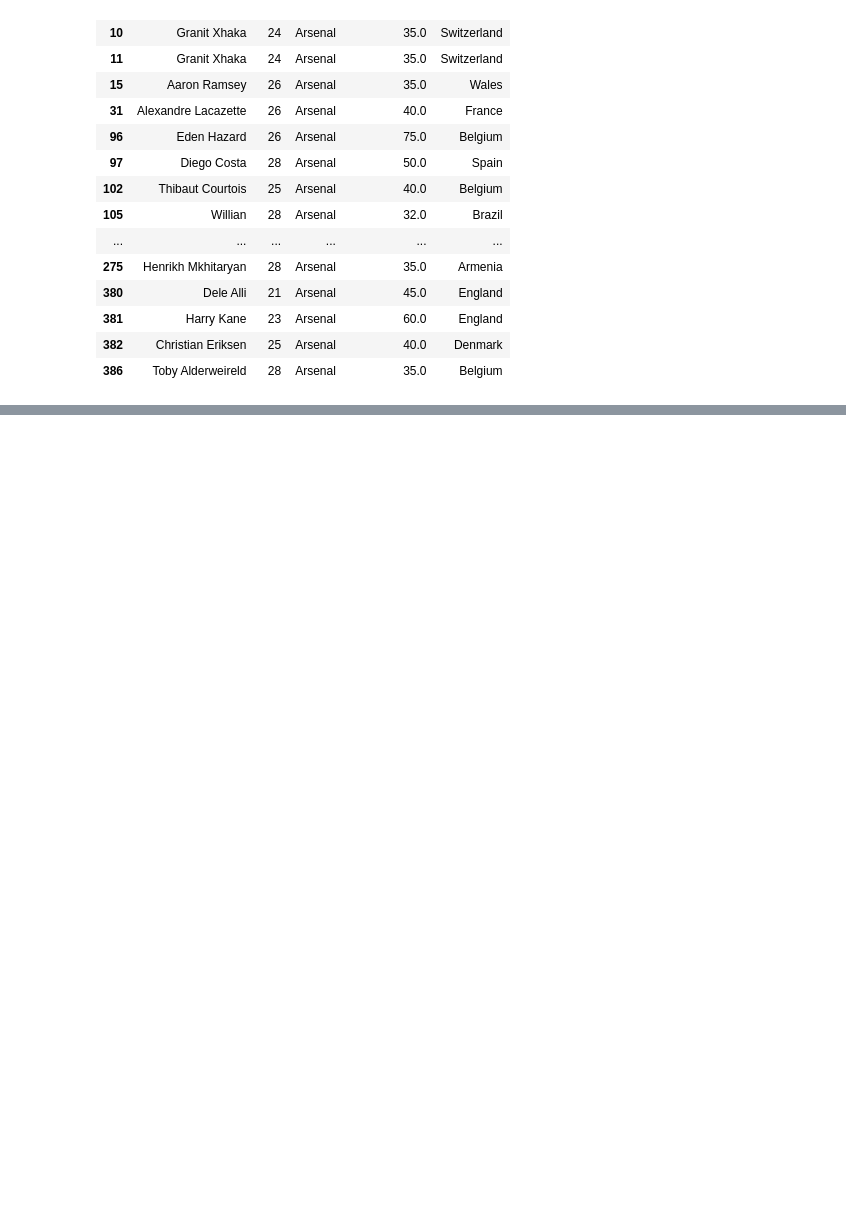
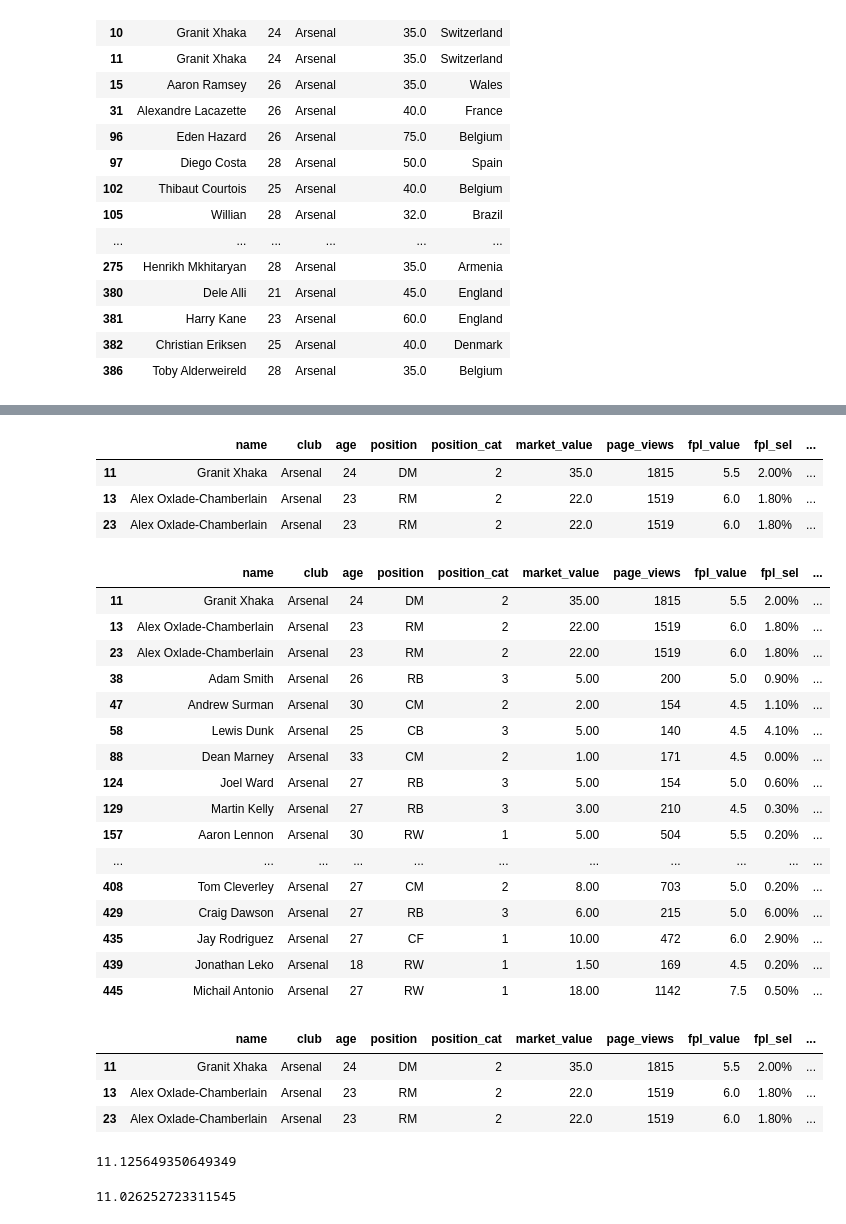
Before and after one commit to KevinCandra9999/colab-3, a Jupyter notebook: DataFrame.ipynb, the cells around one changed output, grey strips where cells are left out. Cells and saved outputs as stored; diff of their text form; code cells hidden in the pictures; blank space fills up the shorter version.

```diff
--- a/DataFrame.ipynb
+++ b/DataFrame.ipynb
@@ -368,0 +410,42 @@ pemainbola.loc[(usia) & (klub) & (market), ['name','age','club','market_value','
+# %%
+pemainbola[pemainbola.duplicated()]
+# %% [output]
+|  | name | club | age | position | position_cat | market_value | page_views | fpl_value | fpl_sel | ... |
+| 11 | Granit Xhaka | Arsenal | 24 | DM | 2 | 35.0 | 1815 | 5.5 | 2.00% | ... |
+| 13 | Alex Oxlade-Chamberlain | Arsenal | 23 | RM | 2 | 22.0 | 1519 | 6.0 | 1.80% | ... |
+| 23 | Alex Oxlade-Chamberlain | Arsenal | 23 | RM | 2 | 22.0 | 1519 | 6.0 | 1.80% | ... |
+# %%
+pemainbola[pemainbola.duplicated(subset=['club','age','nationality','market_value'], keep='first')]
+# %% [output]
+|  | name | club | age | position | position_cat | market_value | page_views | fpl_value | fpl_sel | ... |
+| 11 | Granit Xhaka | Arsenal | 24 | DM | 2 | 35.00 | 1815 | 5.5 | 2.00% | ... |
+| 13 | Alex Oxlade-Chamberlain | Arsenal | 23 | RM | 2 | 22.00 | 1519 | 6.0 | 1.80% | ... |
+| 23 | Alex Oxlade-Chamberlain | Arsenal | 23 | RM | 2 | 22.00 | 1519 | 6.0 | 1.80% | ... |
+| 38 | Adam Smith | Arsenal | 26 | RB | 3 | 5.00 | 200 | 5.0 | 0.90% | ... |
+| 47 | Andrew Surman | Arsenal | 30 | CM | 2 | 2.00 | 154 | 4.5 | 1.10% | ... |
+| 58 | Lewis Dunk | Arsenal | 25 | CB | 3 | 5.00 | 140 | 4.5 | 4.10% | ... |
+| 88 | Dean Marney | Arsenal | 33 | CM | 2 | 1.00 | 171 | 4.5 | 0.00% | ... |
+| 124 | Joel Ward | Arsenal | 27 | RB | 3 | 5.00 | 154 | 5.0 | 0.60% | ... |
+| 129 | Martin Kelly | Arsenal | 27 | RB | 3 | 3.00 | 210 | 4.5 | 0.30% | ... |
+| 157 | Aaron Lennon | Arsenal | 30 | RW | 1 | 5.00 | 504 | 5.5 | 0.20% | ... |
+| ... | ... | ... | ... | ... | ... | ... | ... | ... | ... | ... |
+| 408 | Tom Cleverley | Arsenal | 27 | CM | 2 | 8.00 | 703 | 5.0 | 0.20% | ... |
+| 429 | Craig Dawson | Arsenal | 27 | RB | 3 | 6.00 | 215 | 5.0 | 6.00% | ... |
+| 435 | Jay Rodriguez | Arsenal | 27 | CF | 1 | 10.00 | 472 | 6.0 | 2.90% | ... |
+| 439 | Jonathan Leko | Arsenal | 18 | RW | 1 | 1.50 | 169 | 4.5 | 0.20% | ... |
+| 445 | Michail Antonio | Arsenal | 27 | RW | 1 | 18.00 | 1142 | 7.5 | 0.50% | ... |
+# %%
+pemainbola[pemainbola.duplicated()]
+# %% [output]
+|  | name | club | age | position | position_cat | market_value | page_views | fpl_value | fpl_sel | ... |
+| 11 | Granit Xhaka | Arsenal | 24 | DM | 2 | 35.0 | 1815 | 5.5 | 2.00% | ... |
+| 13 | Alex Oxlade-Chamberlain | Arsenal | 23 | RM | 2 | 22.0 | 1519 | 6.0 | 1.80% | ... |
+| 23 | Alex Oxlade-Chamberlain | Arsenal | 23 | RM | 2 | 22.0 | 1519 | 6.0 | 1.80% | ... |
+# %%
+pemainbola.market_value.mean()
+# %% [output]
+11.125649350649349
+# %%
+pemainbola.drop_duplicates(keep='first').market_value.mean()
+# %% [output]
+11.026252723311545
```
Also changed, not shown: parts of 5 cells of this notebook.
